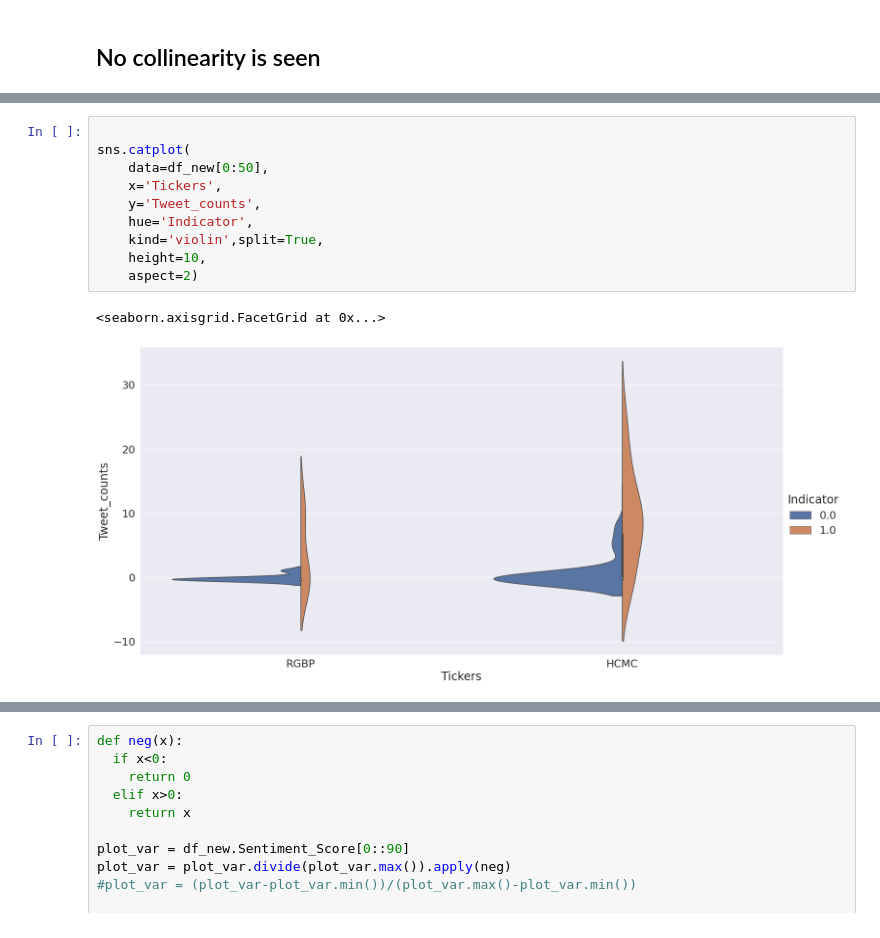
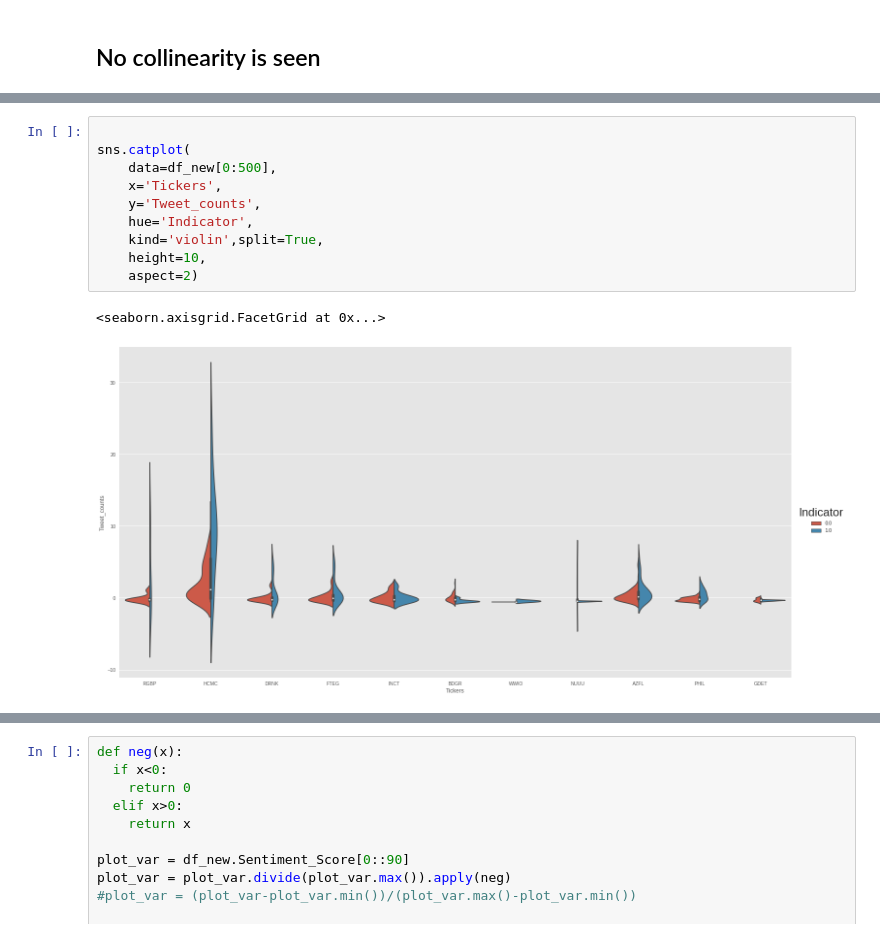
Before and after one commit to abhinavgairola/Anomaly_Detection_OTC_Market, a Jupyter notebook: Scripts/EDA+Machine_learning.ipynb, the cells around one changed output, grey strips where cells are left out. Cells and saved outputs as stored; diff of their text form.

```diff
--- a/Scripts/EDA+Machine_learning.ipynb
+++ b/Scripts/EDA+Machine_learning.ipynb
@@ -121,13 +132,13 @@ sns.pairplot(df_new[columns], hue='Indicator',height=5,
 # %%
 
 sns.catplot(
-    data=df_new[0:50],
+    data=df_new[0:500],
     x='Tickers',
     y='Tweet_counts',
     hue='Indicator',
     kind='violin',split=True,
     height=10,
     aspect=2)
 # %% [output]
 <seaborn.axisgrid.FacetGrid at 0x...>
-[figure, old version]
+[figure, new version]
```
Also changed, not shown: parts of 25 cells of this notebook.
